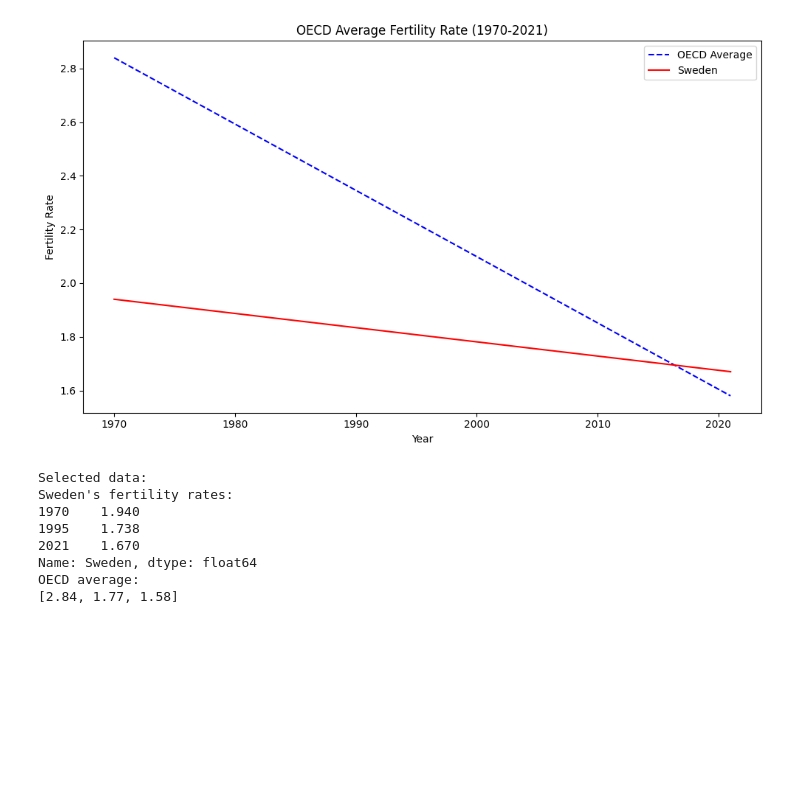
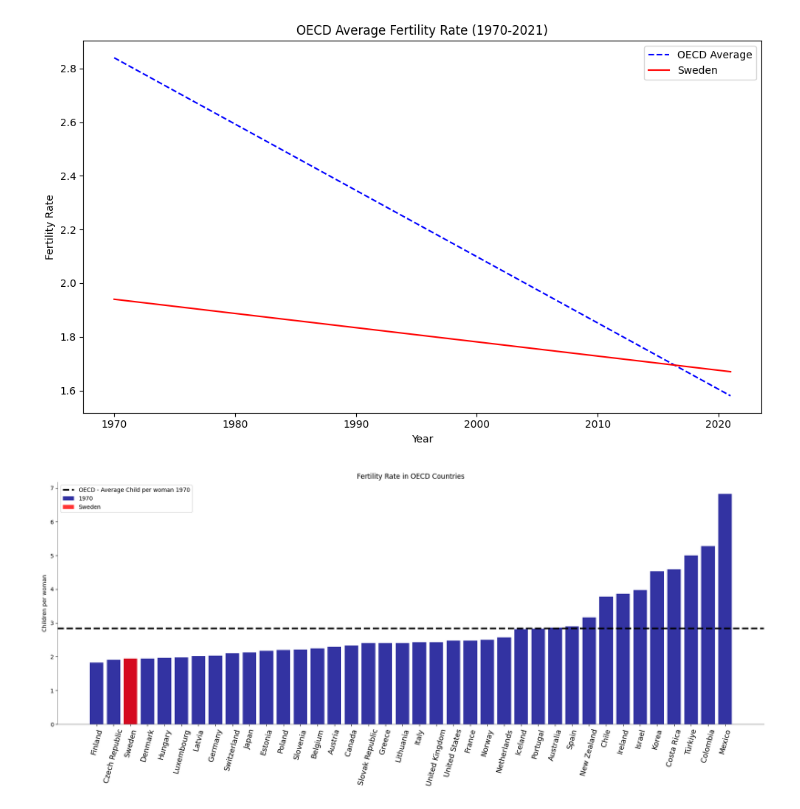
Before and after one commit to Lyceriuss/Python-Henrik-Pedersen-OPA2023, a Jupyter notebook: Lab2/Labb2_Project.ipynb, the cells around one changed output. Saved outputs shown, nothing was run; the diff lists cells and outputs as text; code cells hidden in the pictures; blank space fills up the shorter version.

```diff
--- a/Lab2/Labb2_Project.ipynb
+++ b/Lab2/Labb2_Project.ipynb
@@ -95,28 +95,35 @@ plt.tight_layout()
 plt.show()
 # %% [output]
 [figure]
-# %%
-import pandas as pd
-import plotly.graph_objects as go
-
-sweden_fertility = df_fertility.loc['Sweden', [
-    '1970', '1995', '2021']].astype(float)
-
-print("Selected data:")
-print("Sweden's fertility rates:")
-print(sweden_fertility)
-
-oecd_avg = [2.84, 1.77, 1.58]
-
-print("OECD average:")
-print(oecd_avg)
-# %% [output]
-Selected data:
-Sweden's fertility rates:
-1970    1.940
-1995    1.738
-2021    1.670
-Name: Sweden, dtype: float64
-OECD average:
-[2.84, 1.77, 1.58]
+# %%
+fig, ax = plt.subplots(figsize=(18, 8))
+
+
+df_fertility_sorted = df_fertility[df_fertility.index !=
+                                   "OECD average"].sort_values("1970", ascending=True)
+ax.spines["top"].set_visible(False)
+ax.spines["right"].set_visible(False)
+ax.spines["left"].set_color("grey")
+ax.spines["bottom"].set_color("grey")
+
+
+ax.bar(df_fertility_sorted.index.astype(str),
+       df_fertility_sorted["1970"], color="darkblue", label="1970", alpha=0.8,  zorder=3)
+ax.axhline(y=2.84, color="black", linewidth=3, linestyle="--",
+           label="OECD - Average Child per woman 1970", zorder=5)
+ax.bar("Sweden", df_fertility_sorted.loc["Sweden", "1970"],
+       color="red", label="Sweden", alpha=0.8, zorder=4)
+
+
+ax.set_ylabel("Children per woman")
+ax.set_title("Fertility Rate in OECD Countries")
+ax.set_xticklabels(df_fertility_sorted.index.astype(
+    str), rotation=75, fontsize=13)
+
+ax.legend()
+
+plt.tight_layout()
+plt.show()
+# %% [output]
+[figure, added]
 # %%
```
Also changed, not shown: parts of 6 cells of this notebook, 3 other files.
